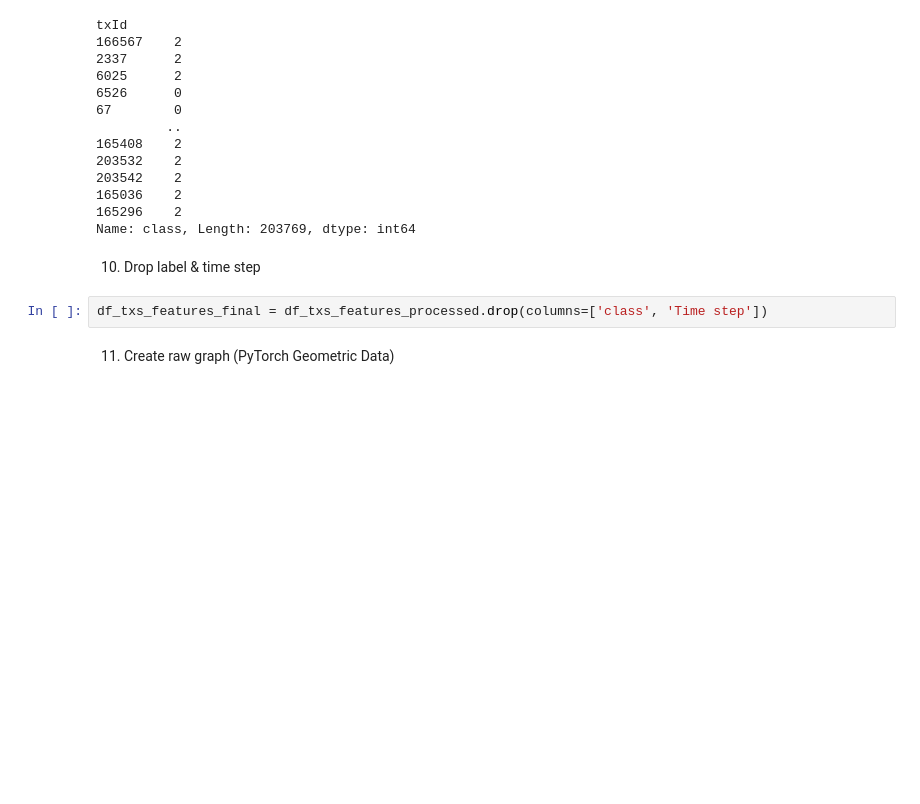
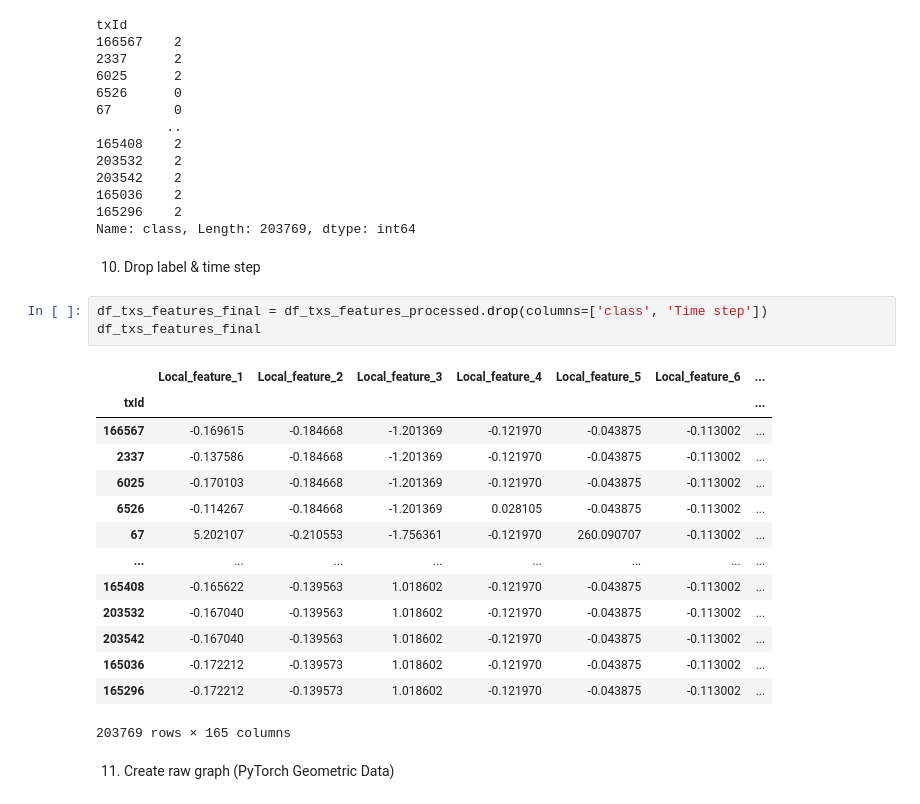
Before and after one commit to git-disl/EllipticPlusPlus, a Jupyter notebook: elliptic/ellitpic_base.ipynb, the cells around one changed output. Saved outputs shown, nothing was run; the diff lists cells and outputs as text; blank space fills up the shorter version.

```diff
--- a/elliptic/ellitpic_base.ipynb
+++ b/elliptic/ellitpic_base.ipynb
@@ -169,6 +169,22 @@ Name: class, Length: 203769, dtype: int64
 10. Drop label & time step
 # %%
 df_txs_features_final = df_txs_features_processed.drop(columns=['class', 'Time step'])
+df_txs_features_final
+# %% [output]
+|  | Local_feature_1 | Local_feature_2 | Local_feature_3 | Local_feature_4 | Local_feature_5 | Local_feature_6 | ... |
+| txId |  |  |  |  |  |  | ... |
+| 166567 | -0.169615 | -0.184668 | -1.201369 | -0.121970 | -0.043875 | -0.113002 | ... |
+| 2337 | -0.137586 | -0.184668 | -1.201369 | -0.121970 | -0.043875 | -0.113002 | ... |
+| 6025 | -0.170103 | -0.184668 | -1.201369 | -0.121970 | -0.043875 | -0.113002 | ... |
+| 6526 | -0.114267 | -0.184668 | -1.201369 | 0.028105 | -0.043875 | -0.113002 | ... |
+| 67 | 5.202107 | -0.210553 | -1.756361 | -0.121970 | 260.090707 | -0.113002 | ... |
+| ... | ... | ... | ... | ... | ... | ... | ... |
+| 165408 | -0.165622 | -0.139563 | 1.018602 | -0.121970 | -0.043875 | -0.113002 | ... |
+| 203532 | -0.167040 | -0.139563 | 1.018602 | -0.121970 | -0.043875 | -0.113002 | ... |
+| 203542 | -0.167040 | -0.139563 | 1.018602 | -0.121970 | -0.043875 | -0.113002 | ... |
+| 165036 | -0.172212 | -0.139573 | 1.018602 | -0.121970 | -0.043875 | -0.113002 | ... |
+| 165296 | -0.172212 | -0.139573 | 1.018602 | -0.121970 | -0.043875 | -0.113002 | ... |
+203769 rows × 165 columns
 # %% [markdown]
 11. Create raw graph (PyTorch Geometric Data)
 # %%
```
Also changed, not shown: parts of 8 cells of this notebook.
